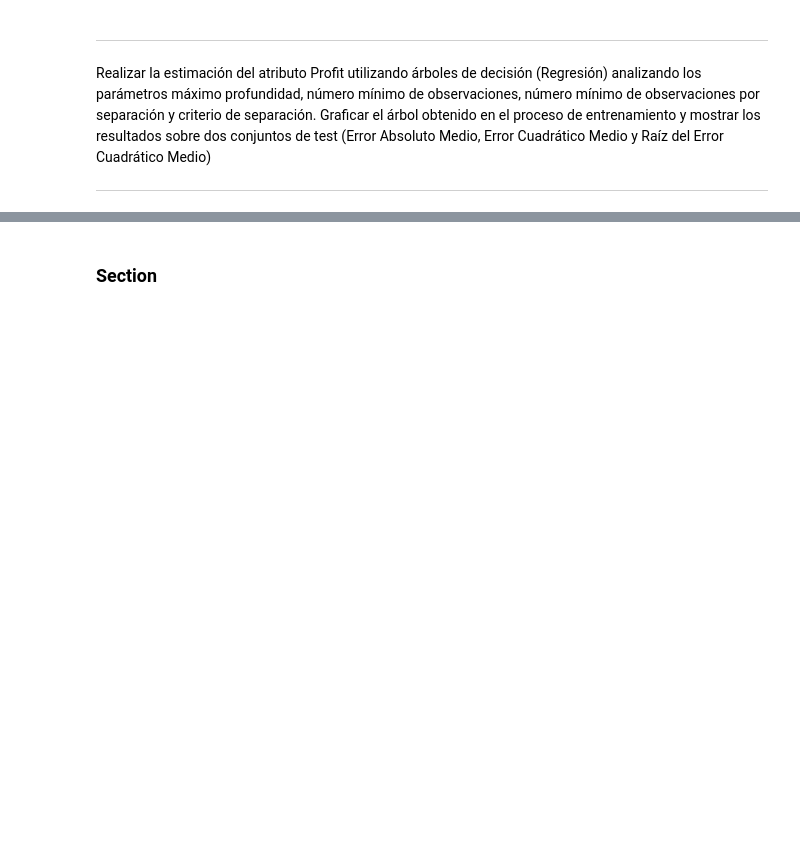
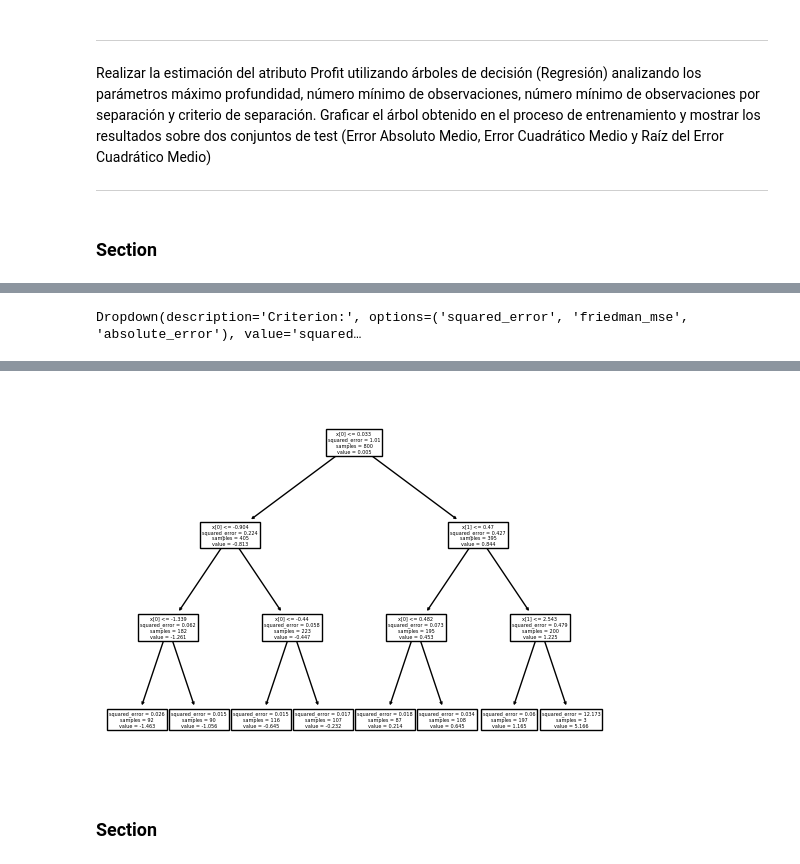
Before and after one commit to Simon890/mineria_datos, a Jupyter notebook: TP2.ipynb, the cells around one changed output, grey strips where cells are left out. Saved outputs shown, nothing was run; the diff lists cells and outputs as text; code cells hidden in the pictures; blank space fills up the shorter version.

```diff
--- a/TP2.ipynb
+++ b/TP2.ipynb
@@ -47,0 +306,3 @@ datos, etc.) y elegir un método de estandarización
+# %%
+df_standar, standar_scaler = estandarize(companies)
+df_standar.head(2)
@@ -58,3 +323,57 @@ conjuntos de test (Error Absoluto Medio, Error Cuadrático Medio y Raíz del Err
 Cuadrático Medio)
 
 ---
+# %% [markdown]
+### Section
+# %%
+
+# Crear los widgets para los parámetros
+max_depth_widget = widgets.IntSlider(min=1, max=20, step=1, description='Max Depth:')
+min_samples_split_widget = widgets.IntSlider(min=2, max=50, step=1, description='Min Split:')
+min_samples_leaf_widget = widgets.IntSlider(min=1, max=50, step=1, description='Min Leaf:')
+criterion_widget = widgets.Dropdown(options=['squared_error', 'friedman_mse', 'absolute_error'], description='Criterion:')
+
+# Crear el botón para realizar la estimación
+button = widgets.Button(description="Estimar Profit")
+# Crear un contenedor de salida para mostrar los resultados
+out = widgets.Output()
+
+# Función que se ejecuta cuando se presiona el botón
+def on_button_clicked(b):
+    # Limpiar la salida del contenedor de salida
+    out.clear_output()
+
+    # Dividir los datos en conjuntos de entrenamiento y prueba
+    X_train, X_test, y_train, y_test = train_test_split(df_standar.drop('Profit', axis=1), df_standar['Profit'], test_size=0.2, random_state=42)
+
+    # Crear y entrenar el modelo
+    model = DecisionTreeRegressor(max_depth=max_depth_widget.value,
+                                  min_samples_split=min_samples_split_widget.value,
+                                  min_samples_leaf=min_samples_leaf_widget.value,
+                                  criterion=criterion_widget.value)
+    model.fit(X_train, y_train)
+
+    # Realizar las predicciones y calcular los errores
+    predictions = model.predict(X_test)
+    mae = mean_absolute_error(y_test, predictions)
+    mse = mean_squared_error(y_test, predictions)
+    rmse = sqrt(mse)
+    r2 = r2_score(y_test, predictions)
+
+    # Mostrar los resultados en el contenedor de salida
+    with out:
+
+        print(f'Error Absoluto Medio: {mae}')
+        print(f'Error Cuadrático Medio: {mse}')
+        print(f'Raíz del Error Cuadrático Medio: {rmse}')
+        print(f'R^2: {r2}')
+
+        plot_tree(model)
+
+
+# Asignar la función al botón
+button.on_click(on_button_clicked)
+
+# Mostrar los widgets y el contenedor de salida
+display(max_depth_widget, min_samples_split_widget, min_samples_leaf_widget, criterion_widget, button, out)
+# %% [output]
@@ -60,0 +383 @@ Cuadrático Medio)
+Dropdown(description='Criterion:', options=('squared_error', 'friedman_mse', 'absolute_error'), value='squared…
@@ -61,3 +386,4 @@ Cuadrático Medio)
+[figure, added]
 # %% [markdown]
 ### Section
 # %% [markdown]
```
Also changed, not shown: parts of 18 cells of this notebook.
